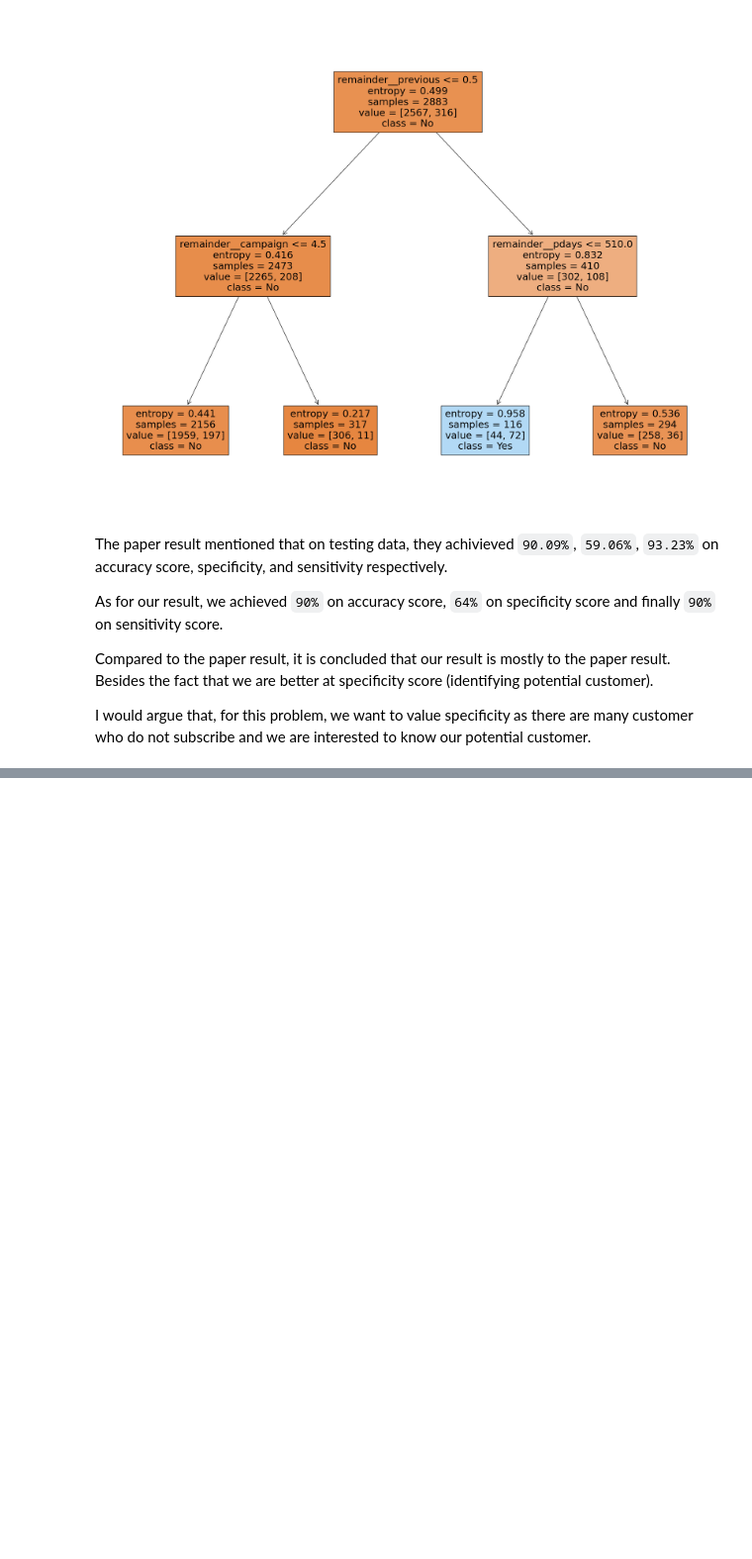
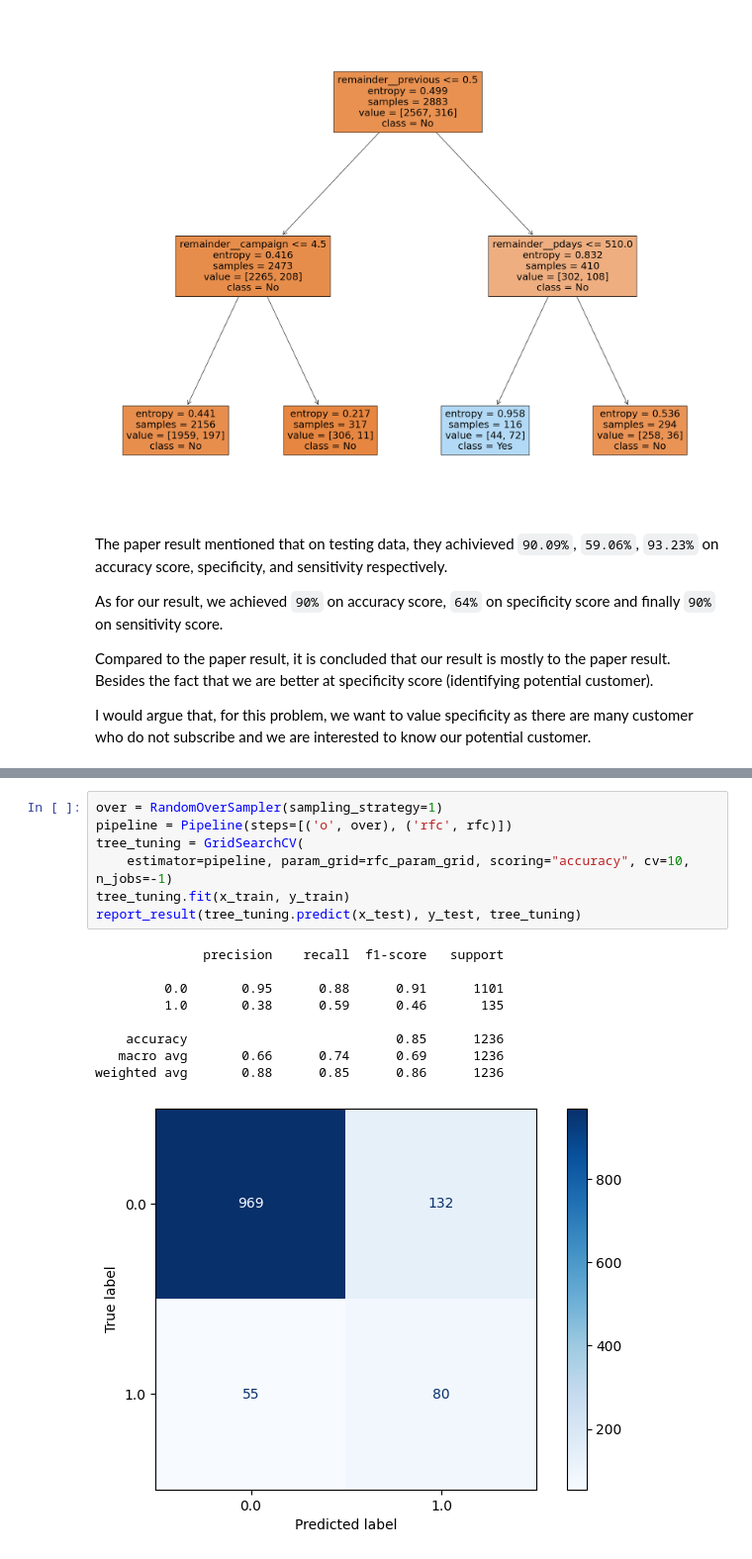
Before and after one commit to longtv2222/bank-investment-prediction, a Jupyter notebook: notebook.ipynb, the cells around one changed output, grey strips where cells are left out. Shown at 99% size. Cells and saved outputs as stored; diff of their text form; blank space fills up the shorter version.

```diff
--- a/notebook.ipynb
+++ b/notebook.ipynb
@@ -341,0 +413,17 @@ The recall score for this model is `99%` and the f1-score is `94%`. Although the
+# %%
+over = RandomOverSampler(sampling_strategy=1)
+pipeline = Pipeline(steps=[('o', over), ('rfc', rfc)])
+tree_tuning = GridSearchCV(
+    estimator=pipeline, param_grid=rfc_param_grid, scoring="accuracy", cv=10, n_jobs=-1)
+tree_tuning.fit(x_train, y_train)
+report_result(tree_tuning.predict(x_test), y_test, tree_tuning)
+# %% [output]
+              precision    recall  f1-score   support
+
+         0.0       0.95      0.88      0.91      1101
+         1.0       0.38      0.59      0.46       135
+
+    accuracy                           0.85      1236
+   macro avg       0.66      0.74      0.69      1236
+weighted avg       0.88      0.85      0.86      1236
+[figure, added]
```
Also changed, not shown: parts of 9 cells of this notebook.
